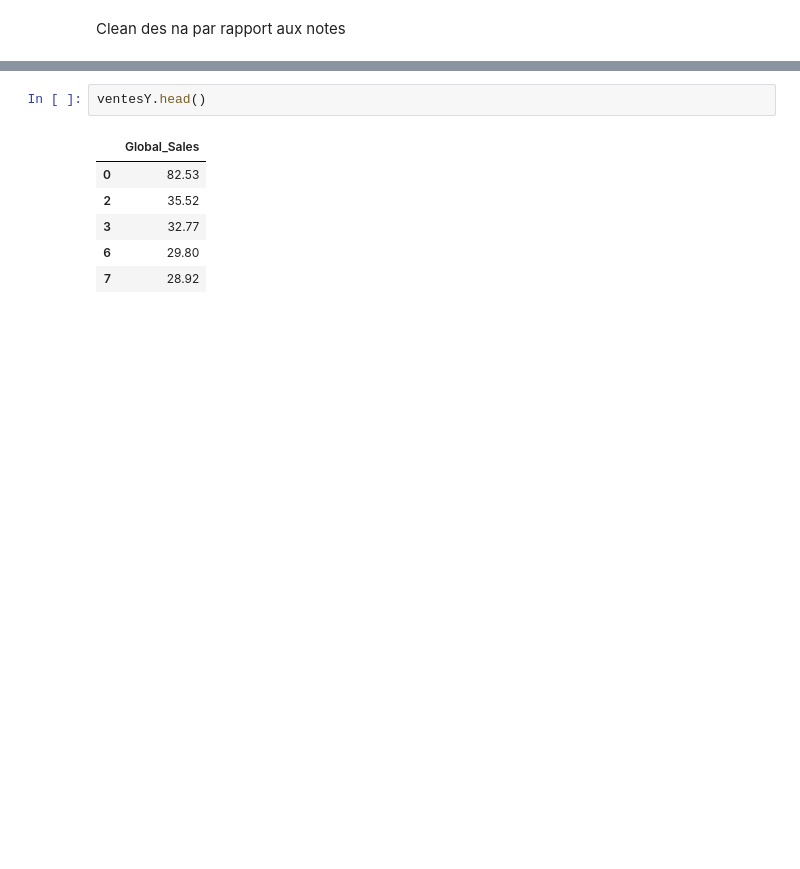
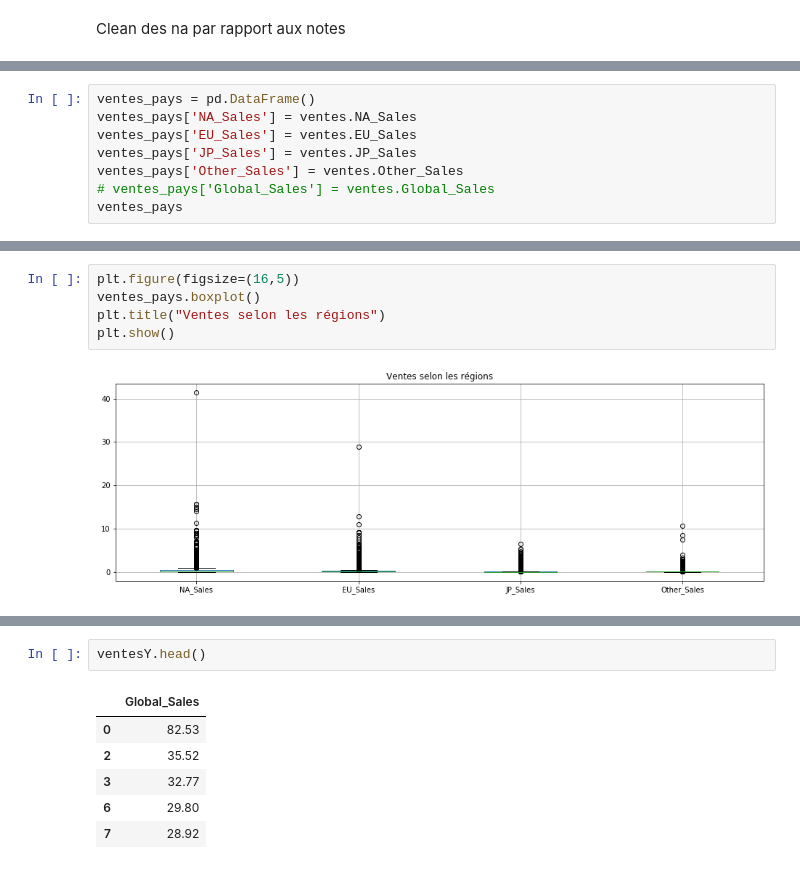
Before and after one commit to Shhhpoulpe/cours-de-python, a Jupyter notebook: Machine Learning/vente_jeux.ipynb, the cells around one changed output, grey strips where cells are left out. Saved outputs shown, nothing was run; the diff lists cells and outputs as text; blank space fills up the shorter version.

```diff
--- a/Machine Learning/vente_jeux.ipynb
+++ b/Machine Learning/vente_jeux.ipynb
@@ -96 +140,9 @@ ventes.describe()
 | max | 2016.000000 | 41.360000 | 28.960000 | 6.500000 | 10.570000 | 82.530000 | 98.000000 | 113.000000 | ... |
+# %%
+ventes_pays = pd.DataFrame()
+ventes_pays['NA_Sales'] = ventes.NA_Sales
+ventes_pays['EU_Sales'] = ventes.EU_Sales
+ventes_pays['JP_Sales'] = ventes.JP_Sales
+ventes_pays['Other_Sales'] = ventes.Other_Sales
+# ventes_pays['Global_Sales'] = ventes.Global_Sales
+ventes_pays
@@ -96,0 +168,7 @@ ventes.describe()
+# %%
+plt.figure(figsize=(16,5))
+ventes_pays.boxplot()
+plt.title("Ventes selon les régions")
+plt.show()
+# %% [output]
+[figure, added]
```
Also changed, not shown: parts of 15 cells of this notebook.
